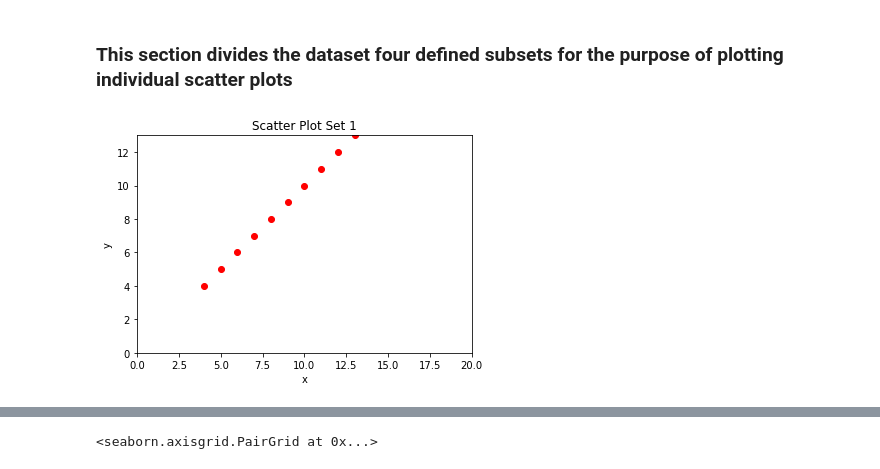
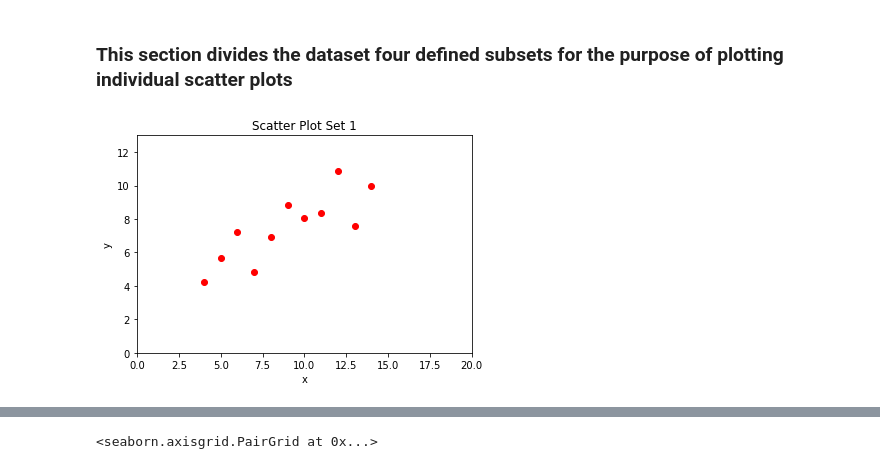
Before and after one commit to JulianConneely/Fundamentals-of-Data-Analysis-Practical-Assignment, a Jupyter notebook: Anscombes quartet dataset.ipynb, the cells around one changed output, grey strips where cells are left out. Saved outputs shown, nothing was run; the diff lists cells and outputs as text; code cells hidden in the pictures.

```diff
--- a/Anscombes quartet dataset.ipynb
+++ b/Anscombes quartet dataset.ipynb
@@ -53,15 +53,15 @@ set2 = df[11:22]
 set3 = df[22:33]
 set4 = df[33:]
 # %%
-#scatter plot of set1
+#scatter plot set1
 x1 = set1.iloc[:,2] #defines column for x
-y1 = set1.iloc[:,2] #defines column for y
+y1 = set1.iloc[:,3] #defines column for y
 plt.title("Scatter Plot Set 1")
 plt.xlabel("x") # x label
 plt.ylabel("y") # y label
 graph1 = plt.scatter(x1,y1)
 plt.setp(graph1, color='r') #sets graph colour to green
 plt.axis([0, 20 ,0, 13]) #sets axes lower and upper limits
 plt.show()
 # %% [output]
-[figure, old version]
+[figure, new version]
```
Also changed, not shown: parts of 6 cells of this notebook.
